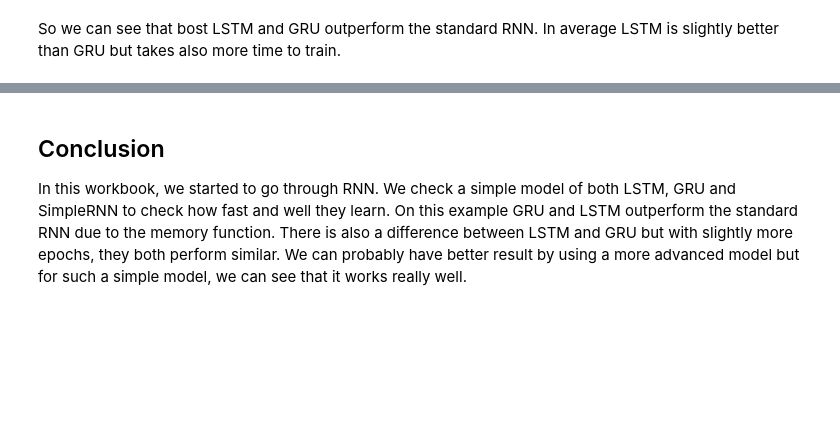
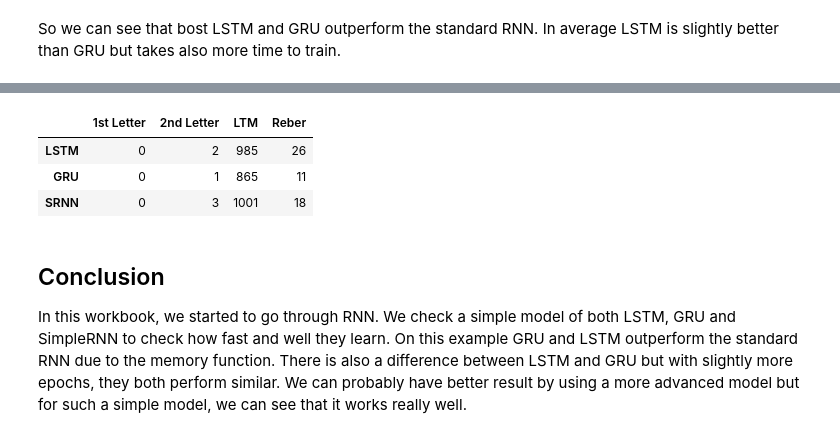
Before and after one commit to Coni63/OC_DS, a Jupyter notebook: P8/Reber.ipynb, the cells around one changed output, grey strips where cells are left out. Saved outputs shown, nothing was run; the diff lists cells and outputs as text; code cells hidden in the pictures; blank space fills up the shorter version.

```diff
--- a/P8/Reber.ipynb
+++ b/P8/Reber.ipynb
@@ -672,3 +682,15 @@ plt.show()
+# %%
+df3 = pd.DataFrame(data=error_LSTM, index=["LSTM"])
+df3 = df3.append(pd.DataFrame(data=error_GRU, index=["GRU"]))
+df3 = df3.append(pd.DataFrame(data=error_SRNN, index=["SRNN"]))
+df3.columns = ["1st Letter", "2nd Letter", "LTM", "Reber"]
+# %%
+df3
+# %% [output]
+|  | 1st Letter | 2nd Letter | LTM | Reber |
+| LSTM | 0 | 2 | 985 | 26 |
+| GRU | 0 | 1 | 865 | 11 |
+| SRNN | 0 | 3 | 1001 | 18 |
 # %% [markdown]
 ## Conclusion
 
```
Also changed, not shown: parts of 17 cells of this notebook, 14 other files.
